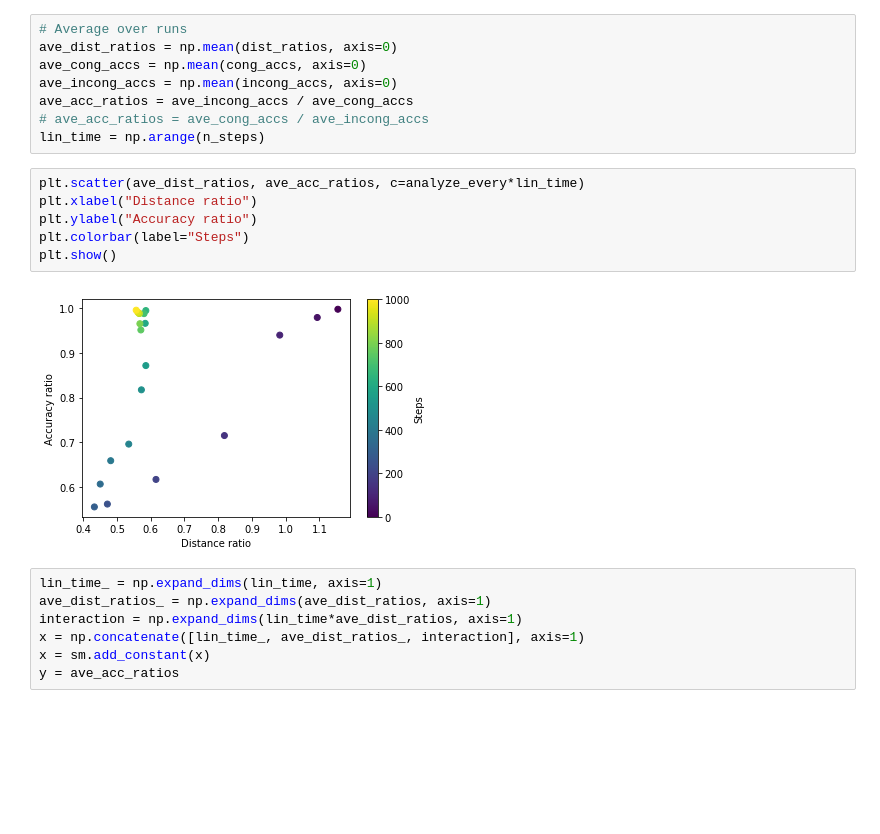
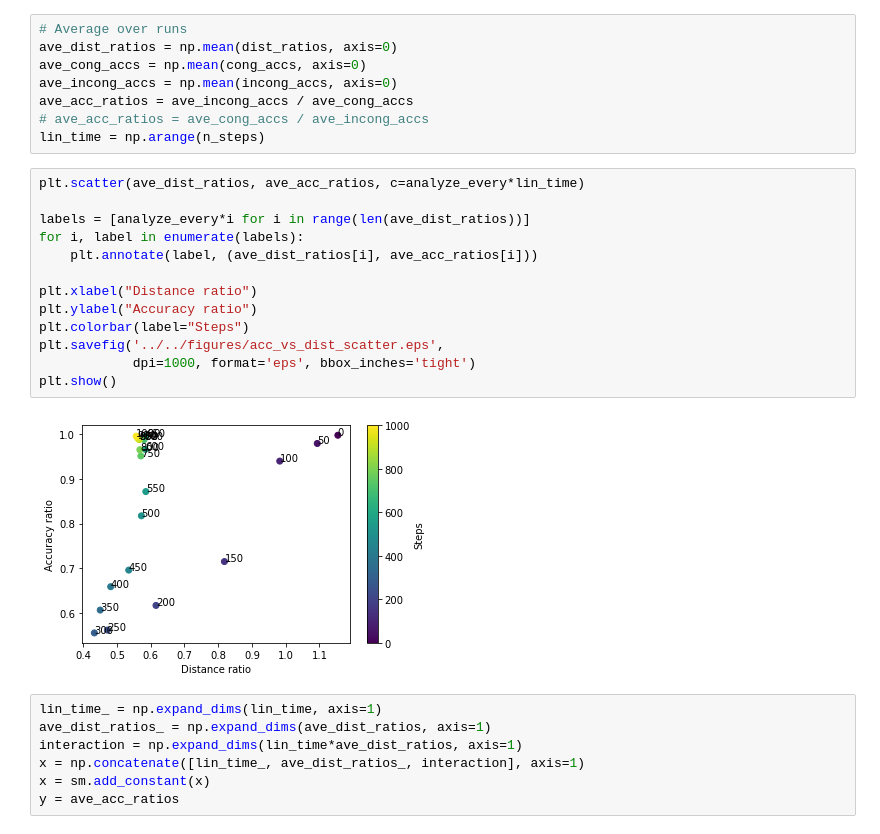
Before and after one commit to jlrussin/warped-map, a Jupyter notebook: notebooks/logistic_acc.ipynb, the cells around one changed output. Drawn from its saved outputs; the diff is of its cells as text; blank space fills up the shorter version.

```diff
--- a/notebooks/logistic_acc.ipynb
+++ b/notebooks/logistic_acc.ipynb
@@ -307,12 +326,19 @@ ave_acc_ratios = ave_incong_accs / ave_cong_accs
 lin_time = np.arange(n_steps)
 # %%
 plt.scatter(ave_dist_ratios, ave_acc_ratios, c=analyze_every*lin_time)
+
+labels = [analyze_every*i for i in range(len(ave_dist_ratios))]
+for i, label in enumerate(labels):
+    plt.annotate(label, (ave_dist_ratios[i], ave_acc_ratios[i]))
+
 plt.xlabel("Distance ratio")
 plt.ylabel("Accuracy ratio")
 plt.colorbar(label="Steps")
+plt.savefig('../../figures/acc_vs_dist_scatter.eps',
+            dpi=1000, format='eps', bbox_inches='tight')
 plt.show()
 # %% [output]
-[figure, old version]
+[figure, new version]
 # %%
 lin_time_ = np.expand_dims(lin_time, axis=1)
 ave_dist_ratios_ = np.expand_dims(ave_dist_ratios, axis=1)
```
Also changed, not shown: parts of 4 cells of this notebook, 3 other files.
